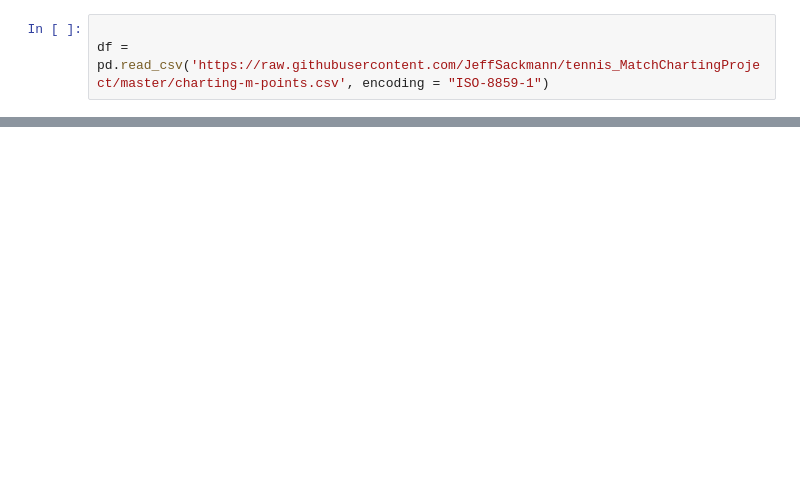
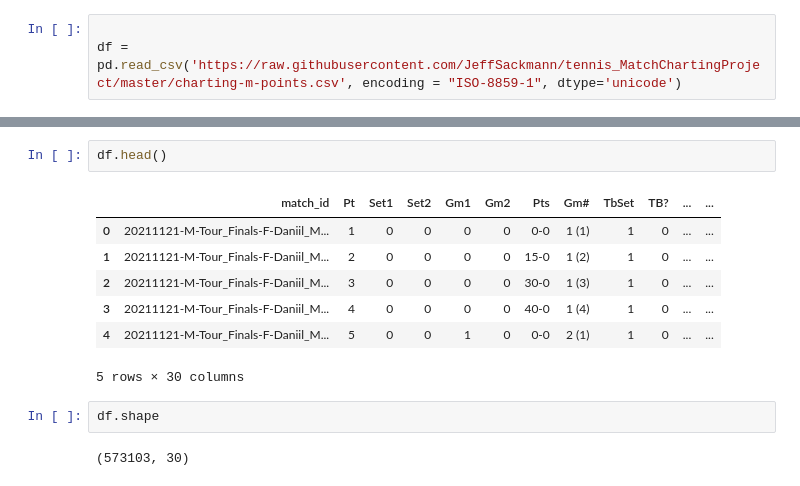
Before and after one commit to anjuiiita/Racket_notebook, a Jupyter notebook: Queries.ipynb, the cells around one changed output, grey strips where cells are left out. Saved outputs shown, nothing was run; the diff lists cells and outputs as text; blank space fills up the shorter version.

Commit message:
Splitting into columns - Data Cleaning part 1

```diff
--- a/Queries.ipynb
+++ b/Queries.ipynb
@@ -6,4 +8,4 @@ import pandas as pd
 # %%
 
-df = pd.read_csv('https://raw.githubusercontent.com/JeffSackmann/tennis_MatchChartingProject/master/charting-m-points.csv', encoding = "ISO-8859-1")
+df = pd.read_csv('https://raw.githubusercontent.com/JeffSackmann/tennis_MatchChartingProject/master/charting-m-points.csv', encoding = "ISO-8859-1", dtype='unicode')
 # %%
@@ -66,3 +68,17 @@ court_position = {
     '=':'shot took place at the baseline',
     '+':'approach'
 }
+# %%
+df.head()
+# %% [output]
+|  | match_id | Pt | Set1 | Set2 | Gm1 | Gm2 | Pts | Gm# | TbSet | TB? | ... | ... |
+| 0 | 20211121-M-Tour_Finals-F-Daniil_M... | 1 | 0 | 0 | 0 | 0 | 0-0 | 1 (1) | 1 | 0 | ... | ... |
+| 1 | 20211121-M-Tour_Finals-F-Daniil_M... | 2 | 0 | 0 | 0 | 0 | 15-0 | 1 (2) | 1 | 0 | ... | ... |
+| 2 | 20211121-M-Tour_Finals-F-Daniil_M... | 3 | 0 | 0 | 0 | 0 | 30-0 | 1 (3) | 1 | 0 | ... | ... |
+| 3 | 20211121-M-Tour_Finals-F-Daniil_M... | 4 | 0 | 0 | 0 | 0 | 40-0 | 1 (4) | 1 | 0 | ... | ... |
+| 4 | 20211121-M-Tour_Finals-F-Daniil_M... | 5 | 0 | 0 | 1 | 0 | 0-0 | 2 (1) | 1 | 0 | ... | ... |
+5 rows × 30 columns
+# %%
+df.shape
+# %% [output]
+(573103, 30)
```
Also changed, not shown: parts of 22 cells of this notebook, 1 other file.
